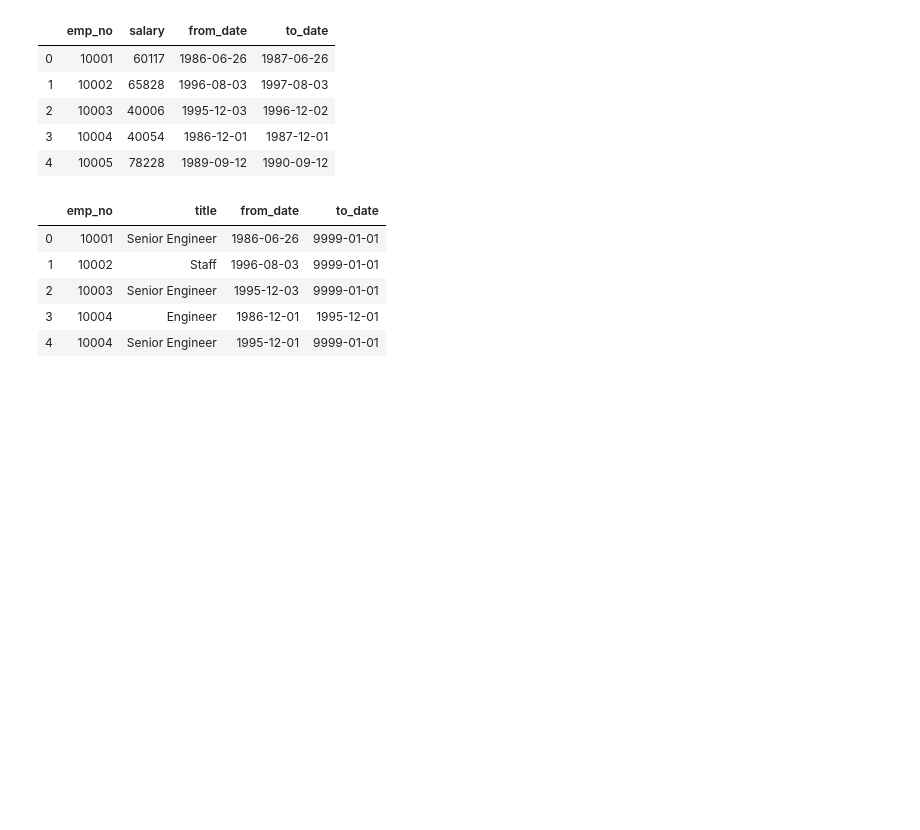
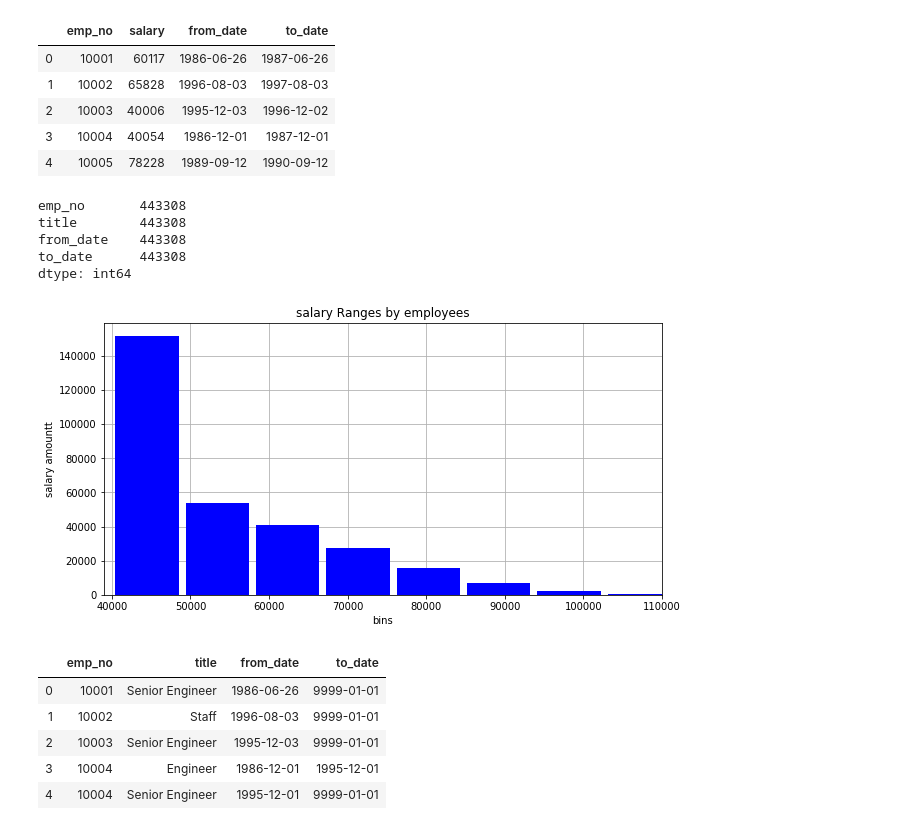
Before and after one commit to kahsay-1229/sql-challenge, a Jupyter notebook: EmployeeSQL/SQL HW - Instructions/Instructions/sqlHW.ipynb, the cells around one changed output. Saved outputs shown, nothing was run; the diff lists cells and outputs as text; code cells hidden in the pictures; blank space fills up the shorter version.

```diff
--- a/EmployeeSQL/SQL HW - Instructions/Instructions/sqlHW.ipynb
+++ b/EmployeeSQL/SQL HW - Instructions/Instructions/sqlHW.ipynb
@@ -21,10 +21,10 @@ postgresStr = ("postgresql://postgres:password@localhost:5432/SQL_challenge")
 # %%
 # create engine
 engine = create_engine(postgresStr)
-#conn = engine.connect()
+conn = engine.connect()
 # %%
 # Query all datas from the SQL_challenge DB, salary Table
-data_df= pd.read_sql("SELECT * FROM salaries",engine)# , conn and engine works interchengably
+data_df= pd.read_sql("SELECT * FROM salaries",conn)# , conn and engine works interchengably
 data_df.head()
 # %% [output]
 |  | emp_no | salary | from_date | to_date |
@@ -33,5 +33,23 @@ data_df.head()
 | 2 | 10003 | 40006 | 1995-12-03 | 1996-12-02 |
 | 3 | 10004 | 40054 | 1986-12-01 | 1987-12-01 |
 | 4 | 10005 | 78228 | 1989-09-12 | 1990-09-12 |
+# %%
+data_title.count()
+# %% [output]
+emp_no       443308
+title        443308
+from_date    443308
+to_date      443308
+dtype: int64
+# %%
+#  Create a histogram to visualize the most common salary ranges for employees.
+data_his = data_df.hist(column='salary', bins=10, grid=True, figsize=(10,5), color='b', zorder=2, rwidth=0.9)
+plt.title("salary Ranges by employees")
+plt.xlabel('bins')
+plt.ylabel('salary amountt')
+plt.xlim(39000, 110000)
+plt.show()
+# %% [output]
+[figure, added]
 # %%
 # Query all datas from the SQL_challenge DB, salary Table
```
Also changed, not shown: parts of 2 cells of this notebook.
